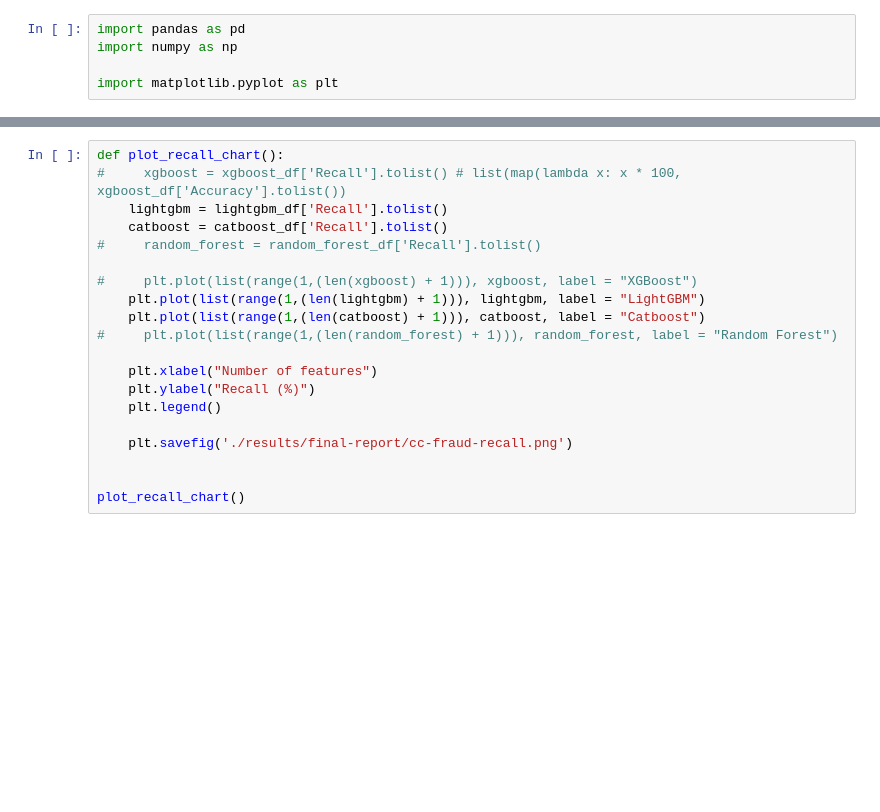
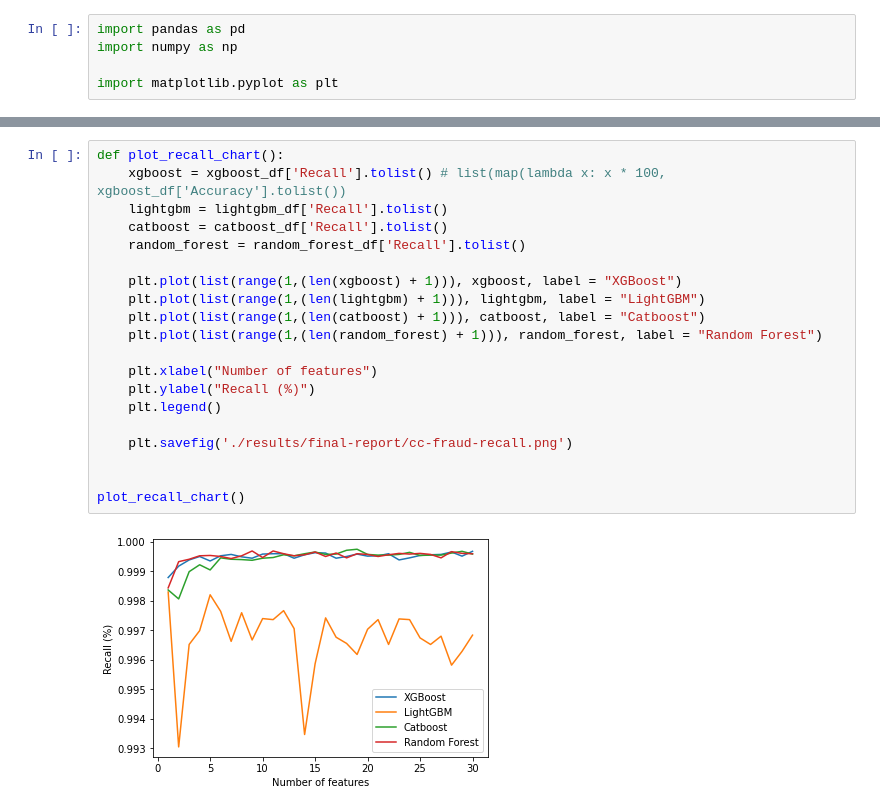
Before and after one commit to miguelpimentel/shap_feature_selection, a Jupyter notebook: credit_card_fraud/cc-fraud-experiment-report.ipynb, the cells around one changed output, grey strips where cells are left out. Cells and saved outputs as stored; diff of their text form; blank space fills up the shorter version.

```diff
--- a/credit_card_fraud/cc-fraud-experiment-report.ipynb
+++ b/credit_card_fraud/cc-fraud-experiment-report.ipynb
@@ -55,22 +57,24 @@ plot_precision_chart()
 # %%
 def plot_recall_chart():
-#     xgboost = xgboost_df['Recall'].tolist() # list(map(lambda x: x * 100, xgboost_df['Accuracy'].tolist())
+    xgboost = xgboost_df['Recall'].tolist() # list(map(lambda x: x * 100, xgboost_df['Accuracy'].tolist())
     lightgbm = lightgbm_df['Recall'].tolist()
     catboost = catboost_df['Recall'].tolist()
-#     random_forest = random_forest_df['Recall'].tolist()
+    random_forest = random_forest_df['Recall'].tolist()
 
-#     plt.plot(list(range(1,(len(xgboost) + 1))), xgboost, label = "XGBoost")
+    plt.plot(list(range(1,(len(xgboost) + 1))), xgboost, label = "XGBoost")
     plt.plot(list(range(1,(len(lightgbm) + 1))), lightgbm, label = "LightGBM")
     plt.plot(list(range(1,(len(catboost) + 1))), catboost, label = "Catboost")
-#     plt.plot(list(range(1,(len(random_forest) + 1))), random_forest, label = "Random Forest")
+    plt.plot(list(range(1,(len(random_forest) + 1))), random_forest, label = "Random Forest")
 
     plt.xlabel("Number of features")
     plt.ylabel("Recall (%)")
     plt.legend()
 
     plt.savefig('./results/final-report/cc-fraud-recall.png')
 
 
 plot_recall_chart()
+# %% [output]
+[figure, added]
 # %%
 def plot_f1_score_chart():
```
Also changed, not shown: parts of 7 cells of this notebook, 9 other files.
